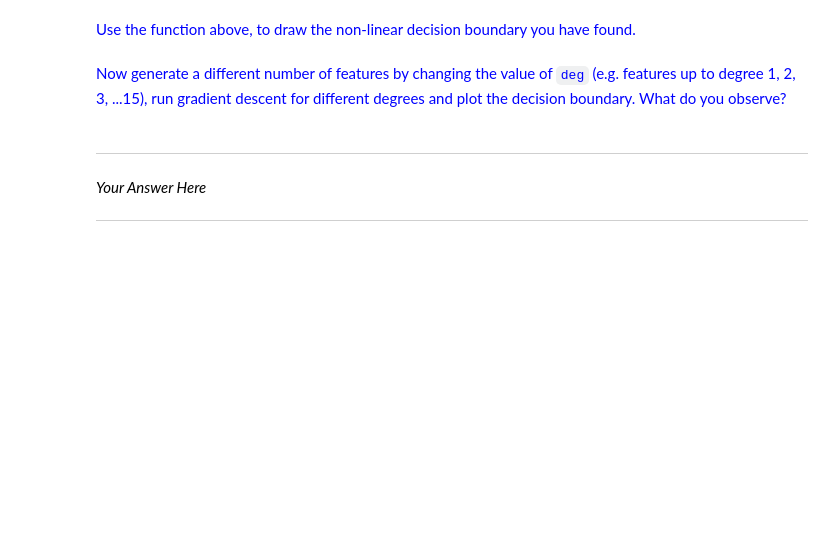
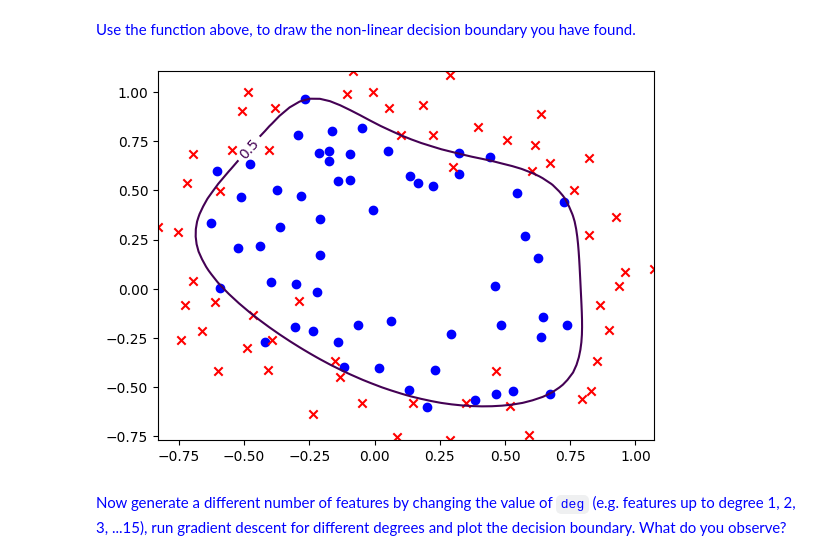
Before and after one commit to Pikurrot/ml-problems-uab, a Jupyter notebook: Session 3 - Logistic Regression/P3_Logistic_Regression.ipynb, the cells around one changed output. Drawn from its saved outputs; the diff is of its cells as text; code cells hidden in the pictures; blank space fills up the shorter version.

```diff
--- a/Session 3 - Logistic Regression/P3_Logistic_Regression.ipynb
+++ b/Session 3 - Logistic Regression/P3_Logistic_Regression.ipynb
@@ -322,0 +367,7 @@ Mean (and Sigma) has shape (10,)
+# %%
+#Your Code Here
+deg = 6
+features, mu, sigma = mapFeatureAndNormalise_AllQuadTerms(X[:,0], X[:,1], degree = deg)
+w, J = GradientDescent_logistic(features, y, max_iterations=10000, alpha=0.1, epsilon = 0.000001)
+accuracy = np.sum(classifyVector(features, w) == y) / y.shape[0]
+accuracy
@@ -347,5 +407,8 @@ def plotDecisionBoundary_withEmbeddedFeatures(X, y, w, degrees, means, sigmas):
 <font color=blue>Use the function above, to draw the non-linear decision boundary you have found.</font>
 # %%
 #Your Code Here
+plotDecisionBoundary_withEmbeddedFeatures(X, y, w, deg, mu, sigma)
+# %% [output]
+[figure, added]
 # %% [markdown]
 <font color=blue>Now generate a different number of features by changing the value of `deg` (e.g. features up to degree 1, 2, 3, ...15), run gradient descent for different degrees and plot the decision boundary. What do you observe?
@@ -354,6 +414,0 @@ def plotDecisionBoundary_withEmbeddedFeatures(X, y, w, degrees, means, sigmas):
-# %% [markdown]
----
-
-*Your Answer Here*
-
----
```
Also changed, not shown: parts of 22 cells of this notebook.
